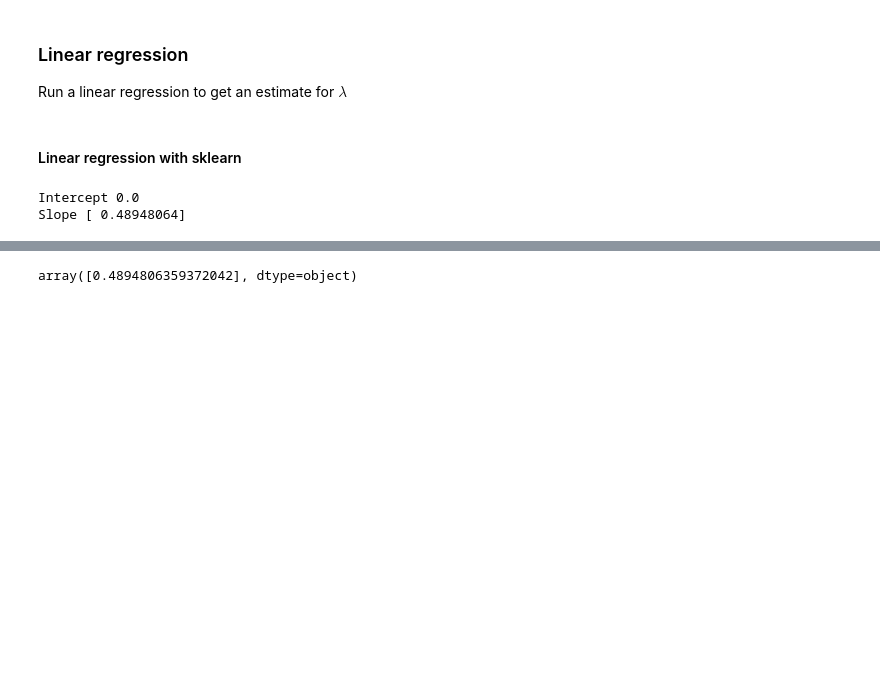
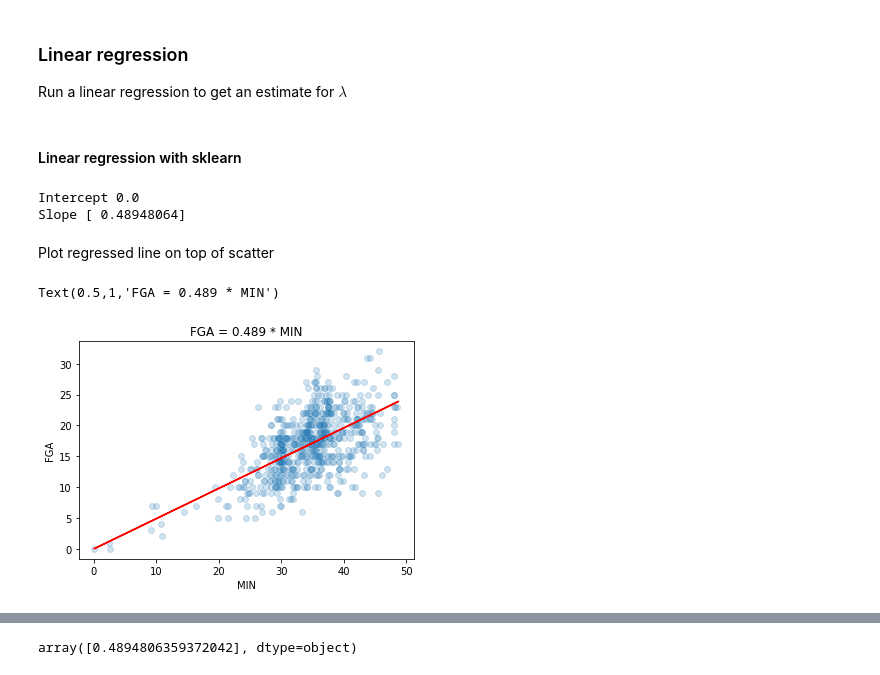
Before and after one commit to johnny-wong/nba_stats, a Jupyter notebook: Notebooks/Analysis - FGA per game.ipynb, the cells around one changed output, grey strips where cells are left out. Drawn from its saved outputs; the diff is of its cells as text; code cells hidden in the pictures; blank space fills up the shorter version.

```diff
--- a/Notebooks/Analysis - FGA per game.ipynb
+++ b/Notebooks/Analysis - FGA per game.ipynb
@@ -102,3 +101,14 @@ print('Slope {}'.format(lin_regr_FGA.coef_))
 # %% [output]
 Intercept 0.0
 Slope [ 0.48948064]
+# %% [markdown]
+Plot regressed line on top of scatter
+# %%
+plt.scatter(X, y, alpha=0.2)
+plt.plot(X, lin_regr_FGA.predict(X), c='red')
+plt.xlabel('MIN')
+plt.ylabel('FGA')
+plt.title('FGA = {} * MIN'.format(round(lin_regr_FGA.coef_[0], 3)))
+# %% [output]
+Text(0.5,1,'FGA = 0.489 * MIN')
+[figure, added]
```
Also changed, not shown: parts of 7 cells of this notebook.
